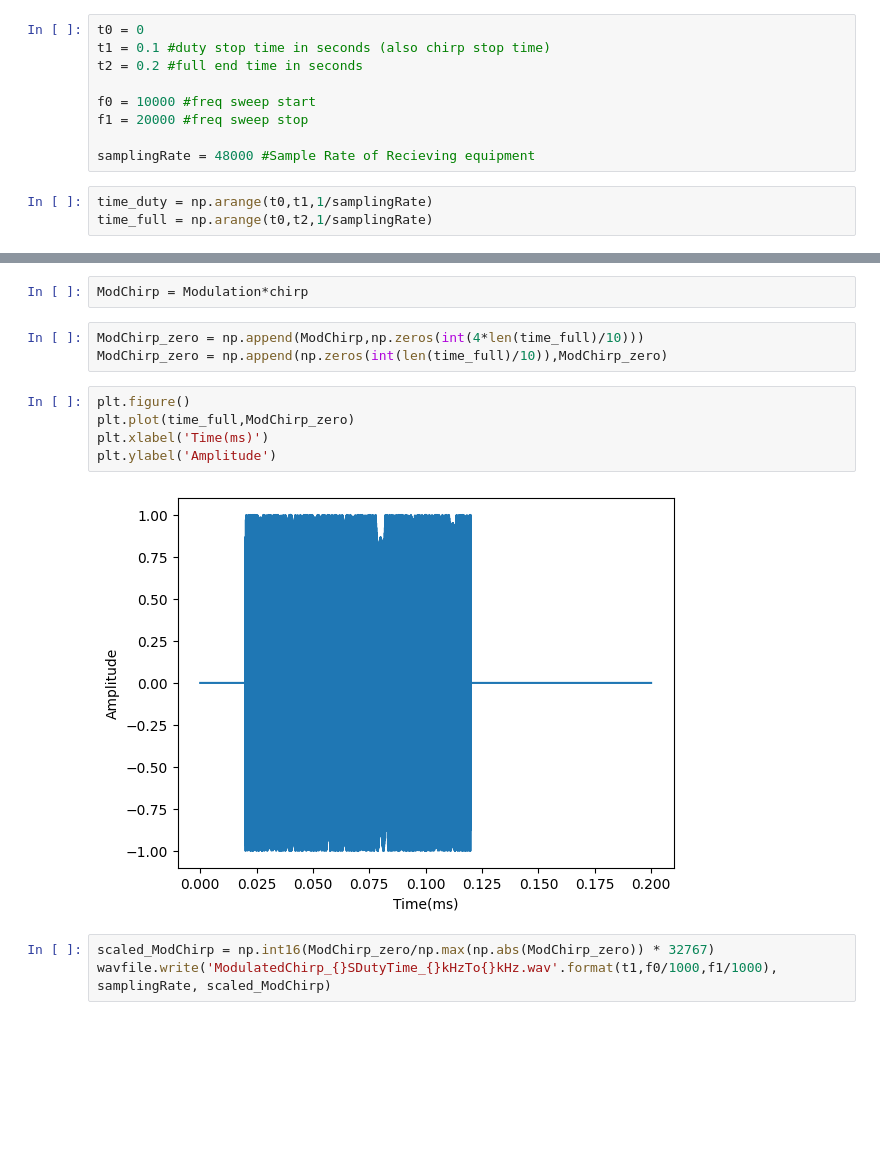
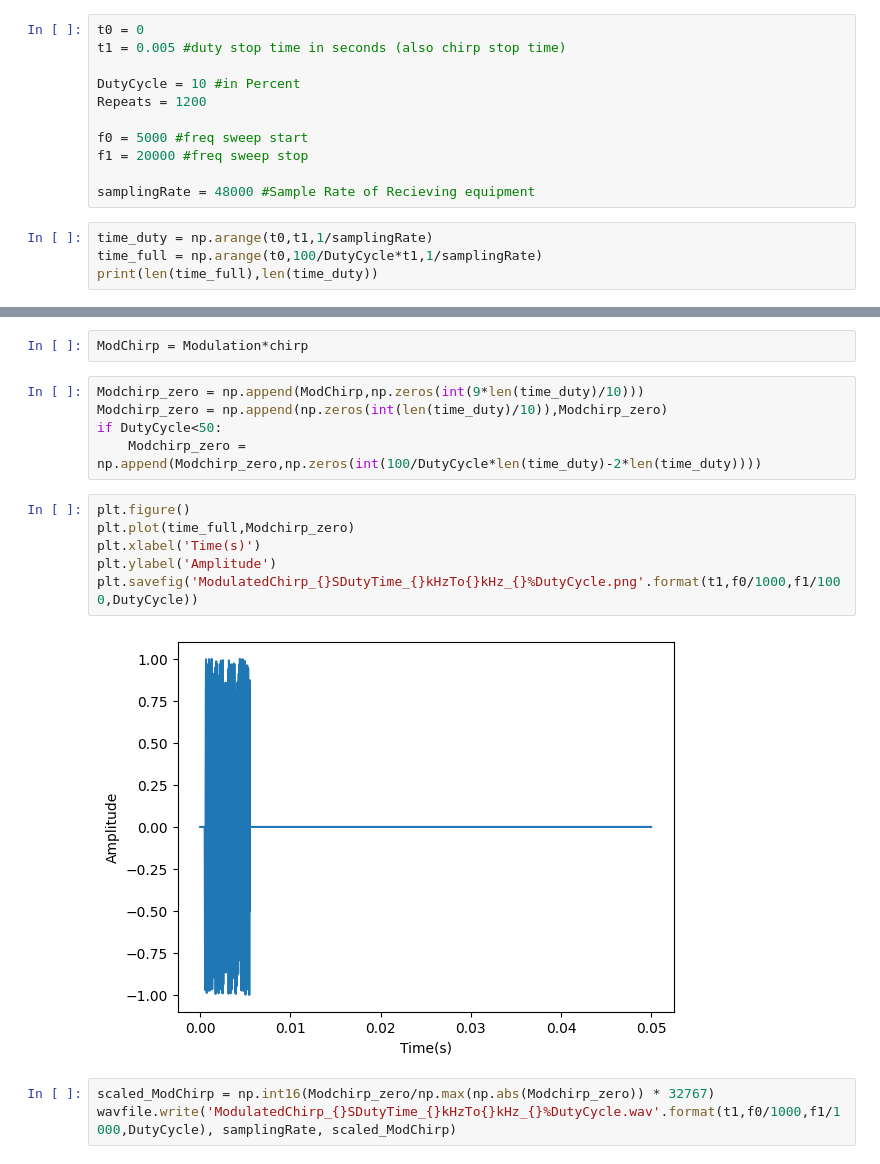
Before and after one commit to green-aus/SIO-Acoustics-Bootcamp-2025, a Jupyter notebook: FinalWavFileGeneration.ipynb, the cells around one changed output, grey strips where cells are left out. Cells and saved outputs as stored; diff of their text form; blank space fills up the shorter version.

```diff
--- a/FinalWavFileGeneration.ipynb
+++ b/FinalWavFileGeneration.ipynb
@@ -5,14 +5,17 @@ import scipy.signal
 from scipy.io import wavfile
 # %%
 t0 = 0
-t1 = 0.1 #duty stop time in seconds (also chirp stop time)
-t2 = 0.2 #full end time in seconds
+t1 = 0.005 #duty stop time in seconds (also chirp stop time)
 
-f0 = 10000 #freq sweep start
+DutyCycle = 10 #in Percent
+Repeats = 1200
+
+f0 = 5000 #freq sweep start
 f1 = 20000 #freq sweep stop
 
 samplingRate = 48000 #Sample Rate of Recieving equipment
 # %%
 time_duty = np.arange(t0,t1,1/samplingRate)
-time_full = np.arange(t0,t2,1/samplingRate)
+time_full = np.arange(t0,100/DutyCycle*t1,1/samplingRate)
+print(len(time_full),len(time_duty))
 # %% [output]
@@ -73,15 +84,18 @@ plt.plot(time_duty,Modulation)
 # %%
 ModChirp = Modulation*chirp
 # %%
-ModChirp_zero = np.append(ModChirp,np.zeros(int(4*len(time_full)/10)))
-ModChirp_zero = np.append(np.zeros(int(len(time_full)/10)),ModChirp_zero)
+Modchirp_zero = np.append(ModChirp,np.zeros(int(9*len(time_duty)/10)))
+Modchirp_zero = np.append(np.zeros(int(len(time_duty)/10)),Modchirp_zero)
+if DutyCycle<50:
+    Modchirp_zero = np.append(Modchirp_zero,np.zeros(int(100/DutyCycle*len(time_duty)-2*len(time_duty))))
 # %%
 plt.figure()
-plt.plot(time_full,ModChirp_zero)
-plt.xlabel('Time(ms)')
+plt.plot(time_full,Modchirp_zero)
+plt.xlabel('Time(s)')
 plt.ylabel('Amplitude')
+plt.savefig('ModulatedChirp_{}SDutyTime_{}kHzTo{}kHz_{}%DutyCycle.png'.format(t1,f0/1000,f1/1000,DutyCycle))
 # %% [output]
-[figure, old version]
+[figure, new version]
 # %%
-scaled_ModChirp = np.int16(ModChirp_zero/np.max(np.abs(ModChirp_zero)) * 32767)
-wavfile.write('ModulatedChirp_{}SDutyTime_{}kHzTo{}kHz.wav'.format(t1,f0/1000,f1/1000), samplingRate, scaled_ModChirp)
+scaled_ModChirp = np.int16(Modchirp_zero/np.max(np.abs(Modchirp_zero)) * 32767)
+wavfile.write('ModulatedChirp_{}SDutyTime_{}kHzTo{}kHz_{}%DutyCycle.wav'.format(t1,f0/1000,f1/1000,DutyCycle), samplingRate, scaled_ModChirp)
```
Also changed, not shown: parts of 9 cells of this notebook.
